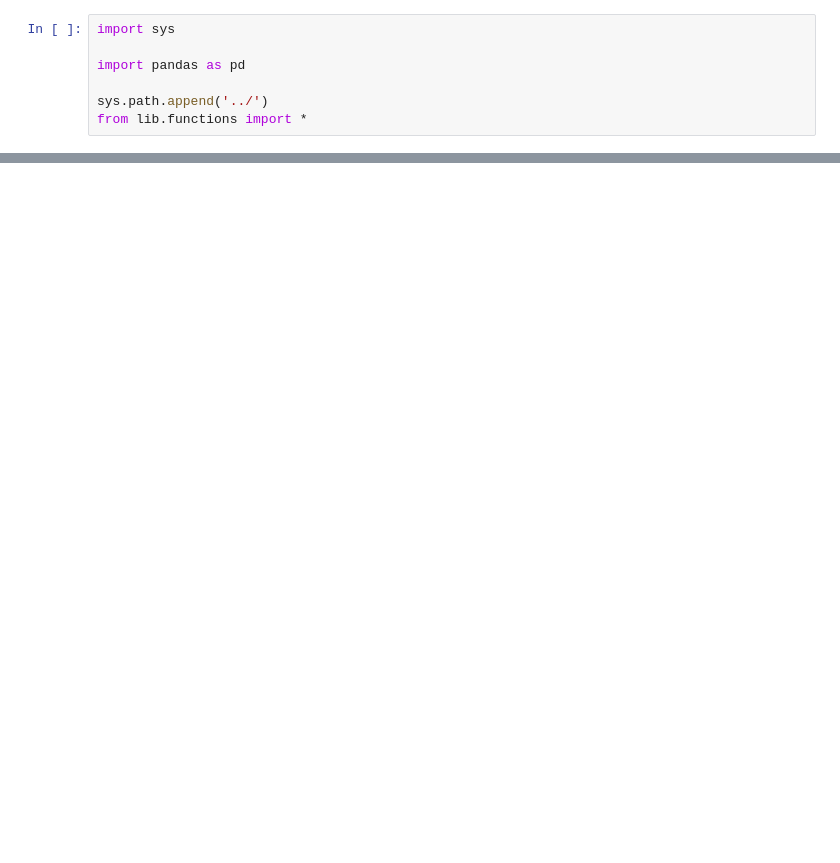
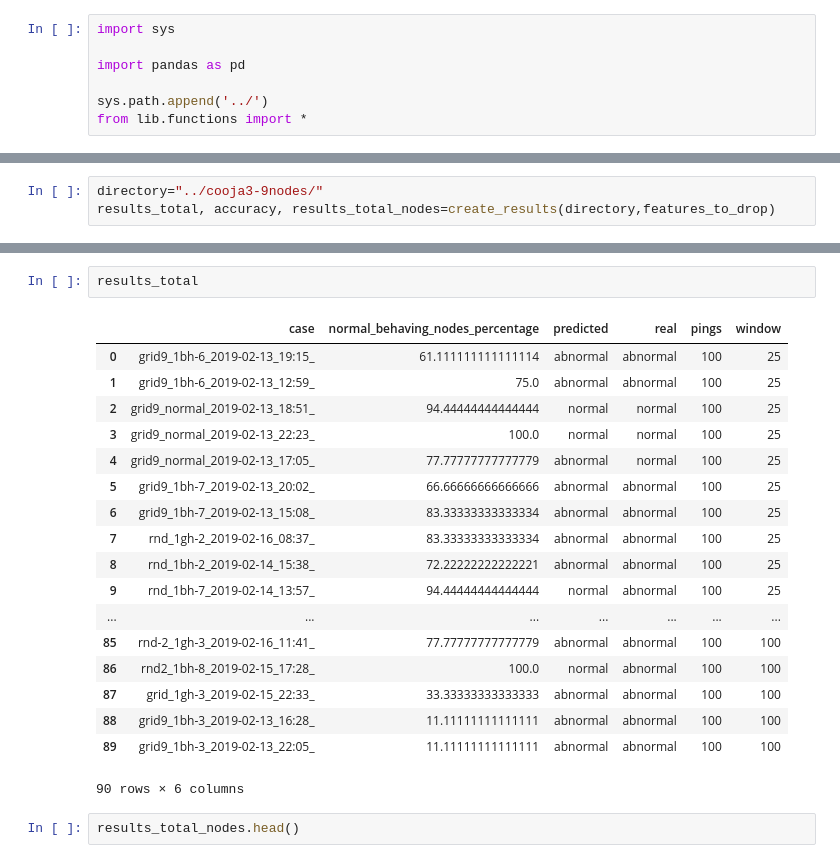
Before and after one commit to ichatz/iot-netprofiler, a Jupyter notebook: results/Results.ipynb, the cells around one changed output, grey strips where cells are left out. Saved outputs shown, nothing was run; the diff lists cells and outputs as text; blank space fills up the shorter version.

Commit message:
Added results notebook

```diff
--- a/results/Results.ipynb
+++ b/results/Results.ipynb
@@ -379,0 +135,3 @@ df=df.drop([])
+# %%
+directory="../cooja3-9nodes/"
+results_total, accuracy, results_total_nodes=create_results(directory,features_to_drop)
@@ -379,0 +149,23 @@ df=df.drop([])
+# %%
+results_total
+# %% [output]
+|  | case | normal_behaving_nodes_percentage | predicted | real | pings | window |
+| 0 | grid9_1bh-6_2019-02-13_19:15_ | 61.111111111111114 | abnormal | abnormal | 100 | 25 |
+| 1 | grid9_1bh-6_2019-02-13_12:59_ | 75.0 | abnormal | abnormal | 100 | 25 |
+| 2 | grid9_normal_2019-02-13_18:51_ | 94.44444444444444 | normal | normal | 100 | 25 |
+| 3 | grid9_normal_2019-02-13_22:23_ | 100.0 | normal | normal | 100 | 25 |
+| 4 | grid9_normal_2019-02-13_17:05_ | 77.77777777777779 | abnormal | normal | 100 | 25 |
+| 5 | grid9_1bh-7_2019-02-13_20:02_ | 66.66666666666666 | abnormal | abnormal | 100 | 25 |
+| 6 | grid9_1bh-7_2019-02-13_15:08_ | 83.33333333333334 | abnormal | abnormal | 100 | 25 |
+| 7 | rnd_1gh-2_2019-02-16_08:37_ | 83.33333333333334 | abnormal | abnormal | 100 | 25 |
+| 8 | rnd_1bh-2_2019-02-14_15:38_ | 72.22222222222221 | abnormal | abnormal | 100 | 25 |
+| 9 | rnd_1bh-7_2019-02-14_13:57_ | 94.44444444444444 | normal | abnormal | 100 | 25 |
+| ... | ... | ... | ... | ... | ... | ... |
+| 85 | rnd-2_1gh-3_2019-02-16_11:41_ | 77.77777777777779 | abnormal | abnormal | 100 | 100 |
+| 86 | rnd2_1bh-8_2019-02-15_17:28_ | 100.0 | normal | abnormal | 100 | 100 |
+| 87 | grid_1gh-3_2019-02-15_22:33_ | 33.33333333333333 | abnormal | abnormal | 100 | 100 |
+| 88 | grid9_1bh-3_2019-02-13_16:28_ | 11.11111111111111 | abnormal | abnormal | 100 | 100 |
+| 89 | grid9_1bh-3_2019-02-13_22:05_ | 11.11111111111111 | abnormal | abnormal | 100 | 100 |
+90 rows × 6 columns
+# %%
+results_total_nodes.head()
```
Also changed, not shown: parts of 17 cells of this notebook, 13 other files.
